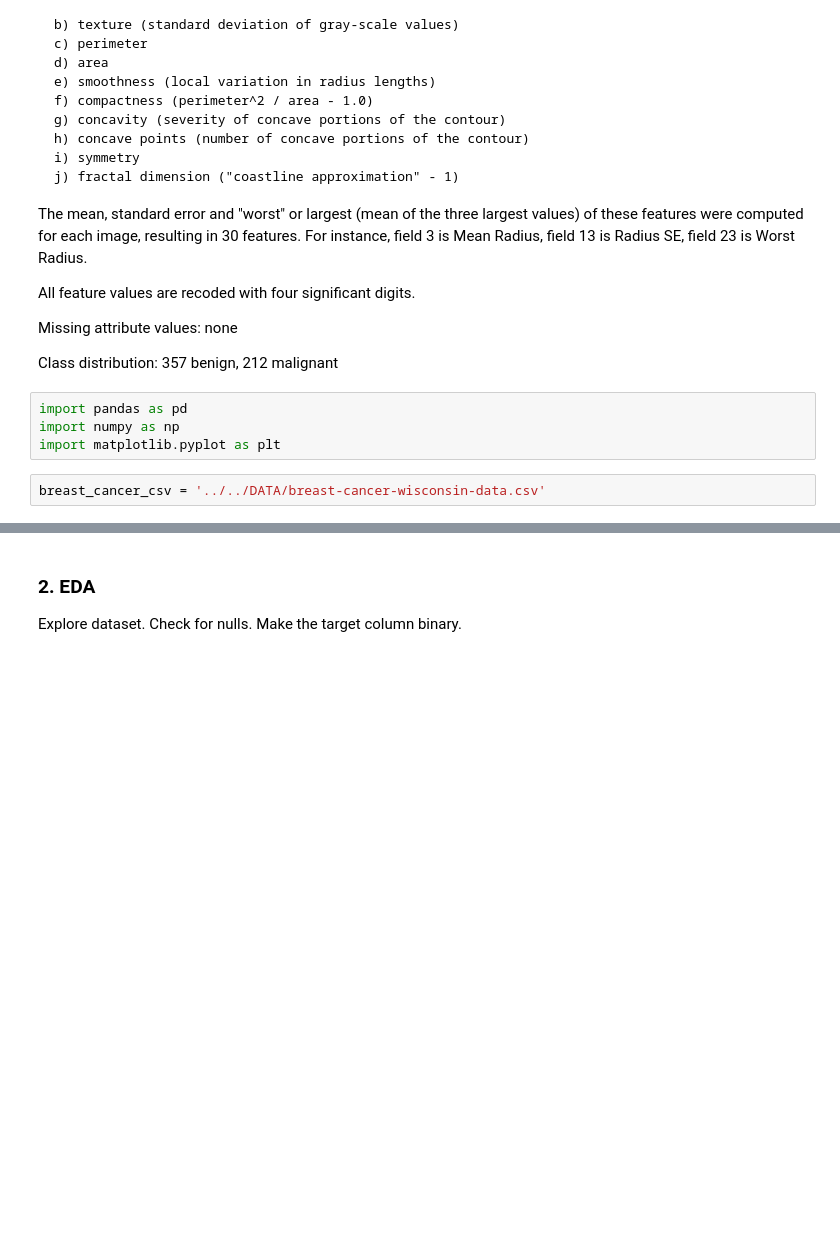
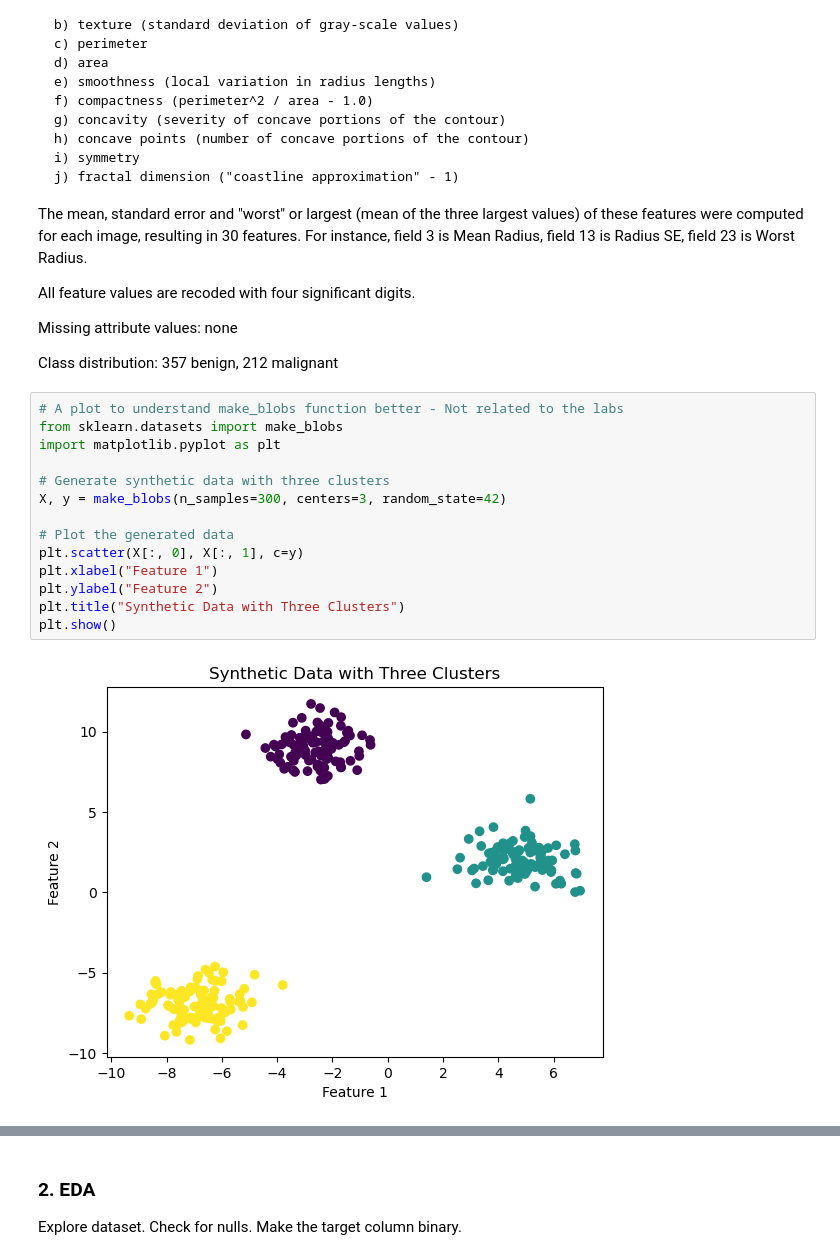
Before and after one commit to Posheffy/IODSN, a Jupyter notebook: IOD_Lab_5_1_1.ipynb, the cells around one changed output, grey strips where cells are left out. Cells and saved outputs as stored; diff of their text form; blank space fills up the shorter version.

```diff
--- a/IOD_Lab_5_1_1.ipynb
+++ b/IOD_Lab_5_1_1.ipynb
@@ -48,9 +50,19 @@ All feature values are recoded with four significant digits.
 Missing attribute values: none
 
 Class distribution: 357 benign, 212 malignant
-# %%
-import pandas as pd
-import numpy as np
-import matplotlib.pyplot as plt
-# %%
-breast_cancer_csv = '../../DATA/breast-cancer-wisconsin-data.csv'
+# %%
+# A plot to understand make_blobs function better - Not related to the labs
+from sklearn.datasets import make_blobs
+import matplotlib.pyplot as plt
+
+# Generate synthetic data with three clusters
+X, y = make_blobs(n_samples=300, centers=3, random_state=42)
+
+# Plot the generated data
+plt.scatter(X[:, 0], X[:, 1], c=y)
+plt.xlabel("Feature 1")
+plt.ylabel("Feature 2")
+plt.title("Synthetic Data with Three Clusters")
+plt.show()
+# %% [output]
+[figure, added]
```
Also changed, not shown: parts of 14 cells of this notebook, 1 other file.
